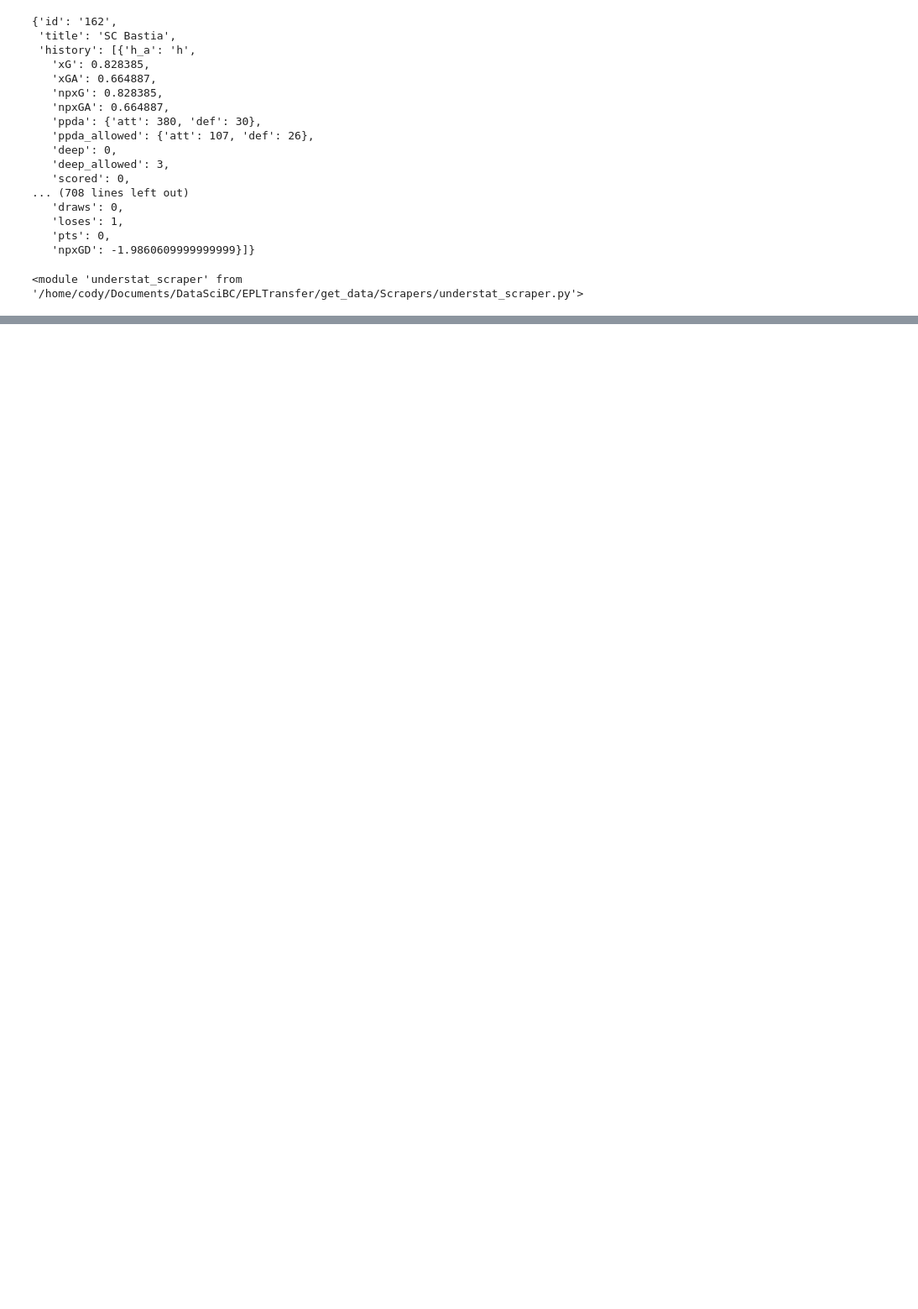
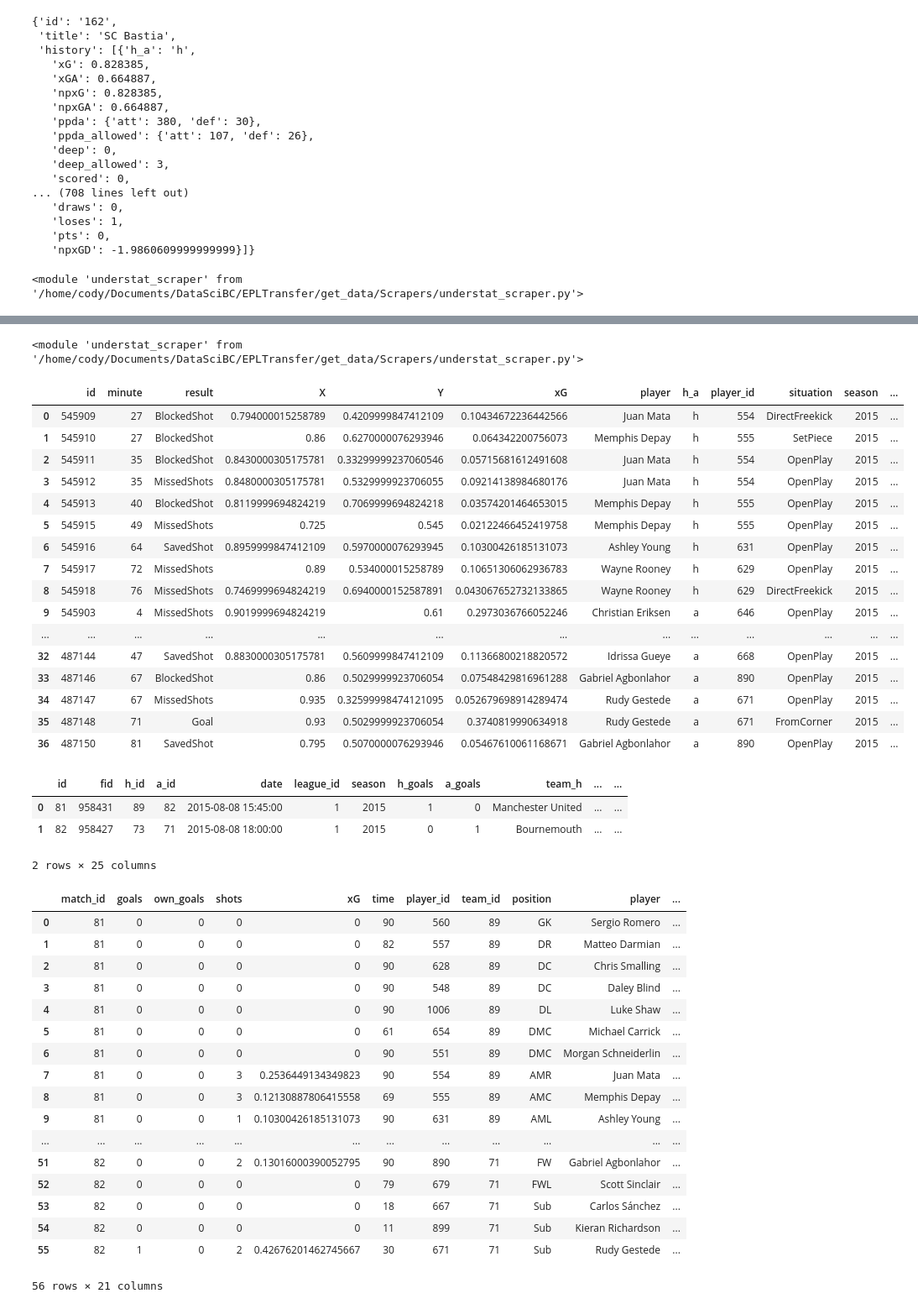
Before and after one commit to shadtome/Score-data, a Jupyter notebook: get_data/Scrapers/understat_scraper_expl.ipynb, the cells around one changed output, grey strips where cells are left out. Shown at 84% size. Drawn from its saved outputs; the diff is of its cells as text; code cells hidden in the pictures; blank space fills up the shorter version.

```diff
--- a/get_data/Scrapers/understat_scraper_expl.ipynb
+++ b/get_data/Scrapers/understat_scraper_expl.ipynb
@@ -279,0 +395,51 @@ KeyboardInterrupt:
+# %%
+import understat_scraper
+import importlib
+importlib.reload(understat_scraper)
+# %% [output]
+<module 'understat_scraper' from '/home/cody/Documents/DataSciBC/EPLTransfer/get_data/Scrapers/understat_scraper.py'>
+# %%
+test = understat_scraper.get_game_roster_stats(last_game_index=83)
+display(test.events_data)
+display(test.game_data)
+display(test.roster_data)
+# %% [output]
+|  | id | minute | result | X | Y | xG | player | h_a | player_id | situation | season | ... |
+| 0 | 545909 | 27 | BlockedShot | 0.794000015258789 | 0.4209999847412109 | 0.10434672236442566 | Juan Mata | h | 554 | DirectFreekick | 2015 | ... |
+| 1 | 545910 | 27 | BlockedShot | 0.86 | 0.6270000076293946 | 0.064342200756073 | Memphis Depay | h | 555 | SetPiece | 2015 | ... |
+| 2 | 545911 | 35 | BlockedShot | 0.8430000305175781 | 0.33299999237060546 | 0.05715681612491608 | Juan Mata | h | 554 | OpenPlay | 2015 | ... |
+| 3 | 545912 | 35 | MissedShots | 0.8480000305175781 | 0.5329999923706055 | 0.09214138984680176 | Juan Mata | h | 554 | OpenPlay | 2015 | ... |
+| 4 | 545913 | 40 | BlockedShot | 0.8119999694824219 | 0.7069999694824218 | 0.03574201464653015 | Memphis Depay | h | 555 | OpenPlay | 2015 | ... |
+| 5 | 545915 | 49 | MissedShots | 0.725 | 0.545 | 0.02122466452419758 | Memphis Depay | h | 555 | OpenPlay | 2015 | ... |
+| 6 | 545916 | 64 | SavedShot | 0.8959999847412109 | 0.5970000076293945 | 0.10300426185131073 | Ashley Young | h | 631 | OpenPlay | 2015 | ... |
+| 7 | 545917 | 72 | MissedShots | 0.89 | 0.534000015258789 | 0.10651306062936783 | Wayne Rooney | h | 629 | OpenPlay | 2015 | ... |
+| 8 | 545918 | 76 | MissedShots | 0.7469999694824219 | 0.6940000152587891 | 0.043067652732133865 | Wayne Rooney | h | 629 | DirectFreekick | 2015 | ... |
+| 9 | 545903 | 4 | MissedShots | 0.9019999694824219 | 0.61 | 0.2973036766052246 | Christian Eriksen | a | 646 | OpenPlay | 2015 | ... |
+| ... | ... | ... | ... | ... | ... | ... | ... | ... | ... | ... | ... | ... |
+| 32 | 487144 | 47 | SavedShot | 0.8830000305175781 | 0.5609999847412109 | 0.11366800218820572 | Idrissa Gueye | a | 668 | OpenPlay | 2015 | ... |
+| 33 | 487146 | 67 | BlockedShot | 0.86 | 0.5029999923706054 | 0.07548429816961288 | Gabriel Agbonlahor | a | 890 | OpenPlay | 2015 | ... |
+| 34 | 487147 | 67 | MissedShots | 0.935 | 0.32599998474121095 | 0.052679698914289474 | Rudy Gestede | a | 671 | OpenPlay | 2015 | ... |
+| 35 | 487148 | 71 | Goal | 0.93 | 0.5029999923706054 | 0.3740819990634918 | Rudy Gestede | a | 671 | FromCorner | 2015 | ... |
+| 36 | 487150 | 81 | SavedShot | 0.795 | 0.5070000076293946 | 0.05467610061168671 | Gabriel Agbonlahor | a | 890 | OpenPlay | 2015 | ... |
+|  | id | fid | h_id | a_id | date | league_id | season | h_goals | a_goals | team_h | ... | ... |
+| 0 | 81 | 958431 | 89 | 82 | 2015-08-08 15:45:00 | 1 | 2015 | 1 | 0 | Manchester United | ... | ... |
+| 1 | 82 | 958427 | 73 | 71 | 2015-08-08 18:00:00 | 1 | 2015 | 0 | 1 | Bournemouth | ... | ... |
+2 rows × 25 columns
+|  | match_id | goals | own_goals | shots | xG | time | player_id | team_id | position | player | ... |
+| 0 | 81 | 0 | 0 | 0 | 0 | 90 | 560 | 89 | GK | Sergio Romero | ... |
+| 1 | 81 | 0 | 0 | 0 | 0 | 82 | 557 | 89 | DR | Matteo Darmian | ... |
+| 2 | 81 | 0 | 0 | 0 | 0 | 90 | 628 | 89 | DC | Chris Smalling | ... |
+| 3 | 81 | 0 | 0 | 0 | 0 | 90 | 548 | 89 | DC | Daley Blind | ... |
+| 4 | 81 | 0 | 0 | 0 | 0 | 90 | 1006 | 89 | DL | Luke Shaw | ... |
+| 5 | 81 | 0 | 0 | 0 | 0 | 61 | 654 | 89 | DMC | Michael Carrick | ... |
+| 6 | 81 | 0 | 0 | 0 | 0 | 90 | 551 | 89 | DMC | Morgan Schneiderlin | ... |
+| 7 | 81 | 0 | 0 | 3 | 0.2536449134349823 | 90 | 554 | 89 | AMR | Juan Mata | ... |
+| 8 | 81 | 0 | 0 | 3 | 0.12130887806415558 | 69 | 555 | 89 | AMC | Memphis Depay | ... |
+| 9 | 81 | 0 | 0 | 1 | 0.10300426185131073 | 90 | 631 | 89 | AML | Ashley Young | ... |
+| ... | ... | ... | ... | ... | ... | ... | ... | ... | ... | ... | ... |
+| 51 | 82 | 0 | 0 | 2 | 0.13016000390052795 | 90 | 890 | 71 | FW | Gabriel Agbonlahor | ... |
+| 52 | 82 | 0 | 0 | 0 | 0 | 79 | 679 | 71 | FWL | Scott Sinclair | ... |
+| 53 | 82 | 0 | 0 | 0 | 0 | 18 | 667 | 71 | Sub | Carlos Sánchez | ... |
+| 54 | 82 | 0 | 0 | 0 | 0 | 11 | 899 | 71 | Sub | Kieran Richardson | ... |
+| 55 | 82 | 1 | 0 | 2 | 0.42676201462745667 | 30 | 671 | 71 | Sub | Rudy Gestede | ... |
+56 rows × 21 columns
```
Also changed, not shown: parts of 7 cells of this notebook, 7 other files.
